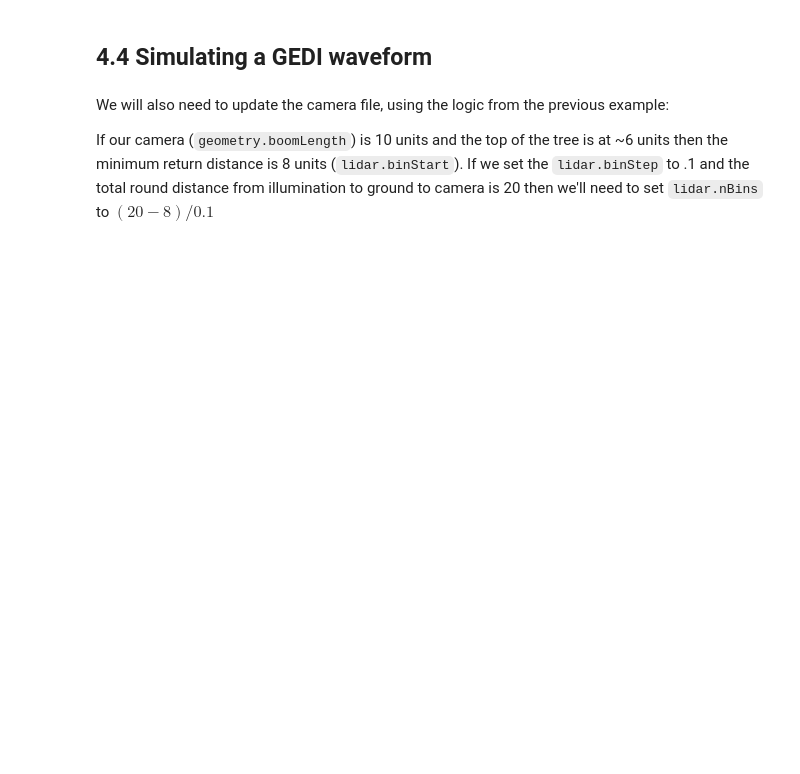
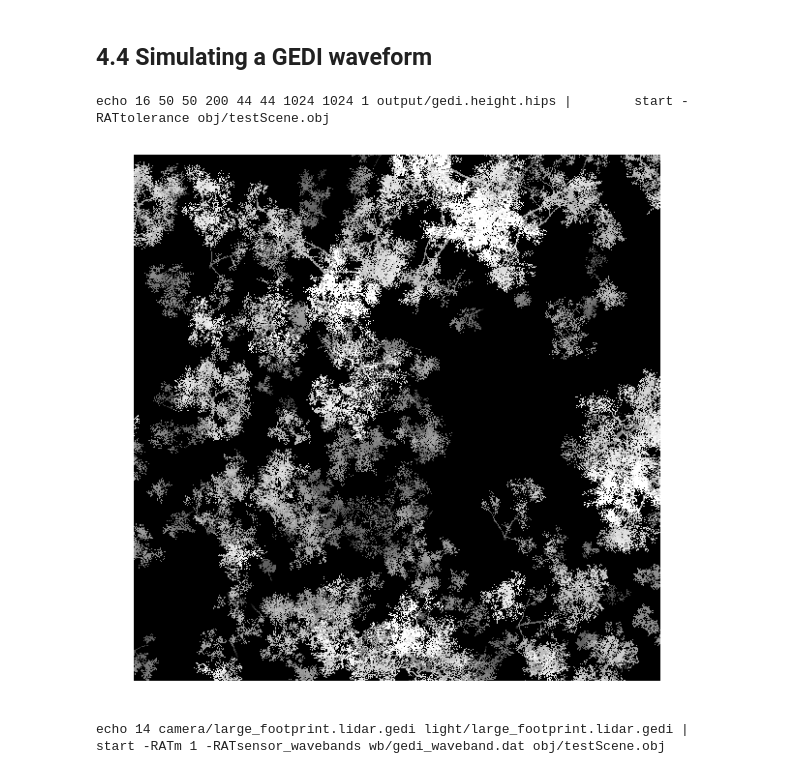
Before and after one commit to armstonj/librat_in_jupyter, a Jupyter notebook: 4.4_simulating_a_gedi_waveform.ipynb, the cells around one changed output. Drawn from its saved outputs; the diff is of its cells as text; code cells hidden in the pictures; blank space fills up the shorter version.

Commit message:
Updated GEDI example to use Eucalypt scenes

```diff
--- a/4.4_simulating_a_gedi_waveform.ipynb
+++ b/4.4_simulating_a_gedi_waveform.ipynb
@@ -12,6 +12,8 @@ from scipy import constants
 from IPython.display import HTML
 # %%
 from generate_camera_file import update_existing_camera
+# %%
+input_scene = 'obj/testScene.obj'
 # %%
 # here we can assume our scene units are ~metres, therefore we
 # need to convert our LiDAR pulse into m.
@@ -44,6 +47,2 @@ update_existing_camera('light/pulse.lidar', 'light/large_footprint.lidar.gedi',
-# %% [markdown]
-We will also need to update the camera file, using the logic from the previous example:
-
-If our camera (<code>geometry.boomLength</code>) is 10 units and the top of the tree is at ~6 units then the minimum return distance is 8 units (<code>lidar.binStart</code>). If we set the <code>lidar.binStep</code> to .1 and the total round distance from illumination to ground to camera is 20 then we'll need to set <code>lidar.nBins</code> to $(20-8)/0.1$
 # %%
 oname='output/gedi_footprint' # geometry.idealArea = footprint
@@ -59,8 +58,28 @@ update_existing_camera('camera/pulse.lidar', 'camera/large_footprint.lidar.gedi'
                                     'lidar.binStart':binStart,
                                     'lidar.binStep':binStep,
                                     'lidar.nBins':nBins})
+# %%
+# create a height map of the scene
+cmd = 'echo 16 50 50 200 %i %i 1024 1024 1 output/gedi.height.hips | \
+       start -RATtolerance %s' % (footprint*2,footprint*2,input_scene)
+print(cmd)
+if not os.path.exists('output/gedi.height.hips'):
+    error = run_start(cmd)
+else:
+    error = False
+# %% [output]
+echo 16 50 50 200 44 44 1024 1024 1 output/gedi.height.hips |        start -RATtolerance obj/testScene.obj
+# %%
+# and check the height image
+if not error:
+    hips2img('output/gedi.height.hips', order=[0])
+# %% [output]
+[figure, added]
 # %%
 # now we can run the simulation
 cmd = 'echo 14 camera/large_footprint.lidar.gedi light/large_footprint.lidar.gedi | \
-       start -RATm 1 -RATsensor_wavebands wb/gedi_waveband.dat obj/shrubs.obj'
+       start -RATm 1 -RATsensor_wavebands wb/gedi_waveband.dat %s' % (input_scene)
+print(cmd)
 error = run_start(cmd)
+# %% [output]
+echo 14 camera/large_footprint.lidar.gedi light/large_footprint.lidar.gedi |        start -RATm 1 -RATsensor_wavebands wb/gedi_waveband.dat obj/testScene.obj
```
Also changed, not shown: parts of 8 cells of this notebook, 3 other files.
